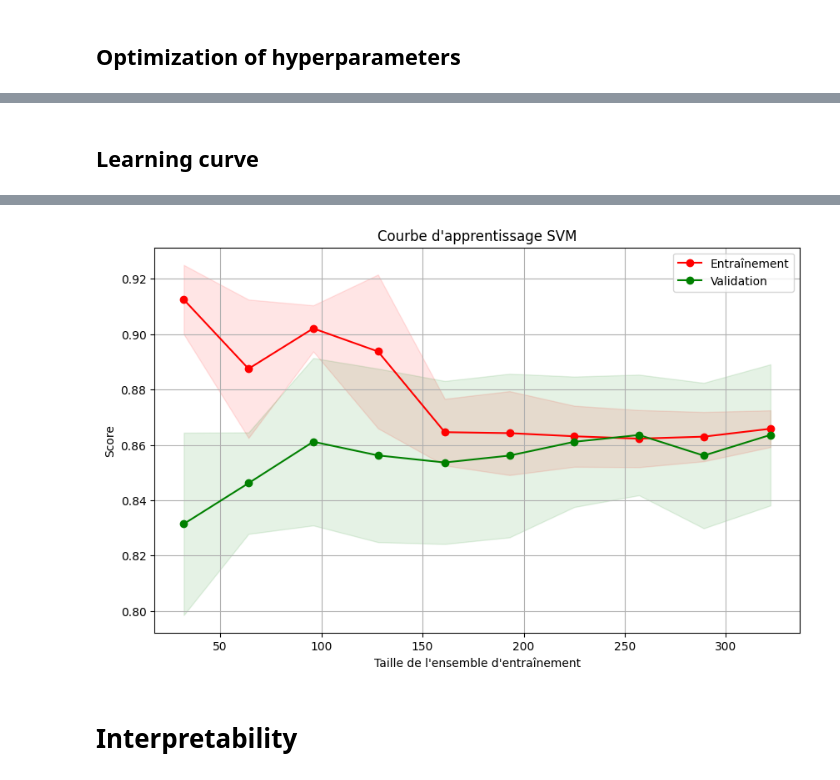
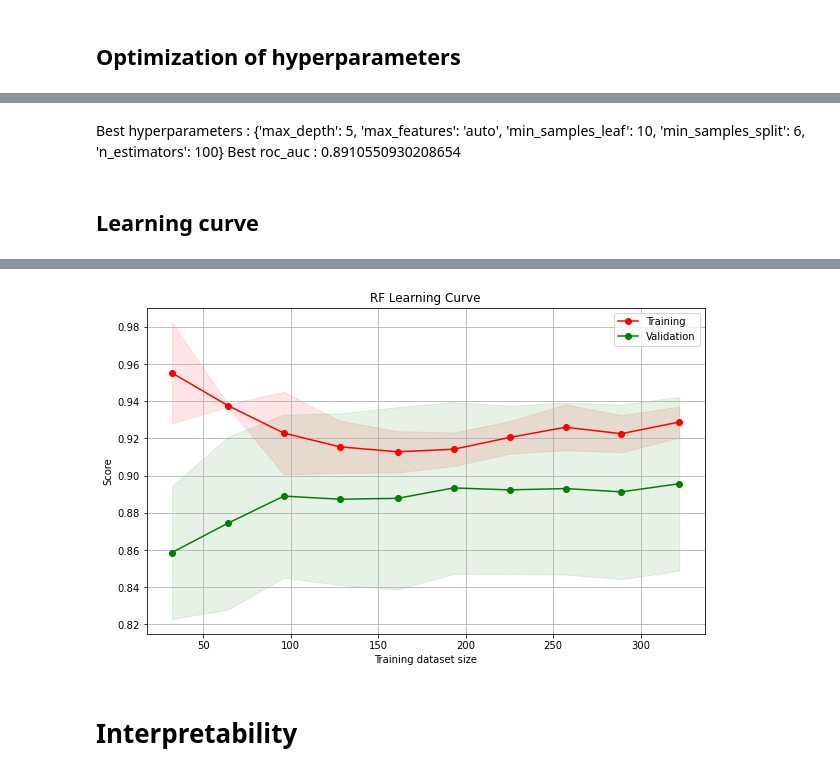
Before and after one commit to malquier/Interpretability_of_Survival_Analysis, a Jupyter notebook: Classification/Readmission/RF_classification_readmission.ipynb, the cells around one changed output, grey strips where cells are left out. Cells and saved outputs as stored; diff of their text form; code cells hidden in the pictures.

```diff
--- a/Classification/Readmission/RF_classification_readmission.ipynb
+++ b/Classification/Readmission/RF_classification_readmission.ipynb
@@ -205,7 +228,7 @@ NameError: name 'optuna' is not defined
 RF_model = RandomForestClassifier(random_state=42)
 
 # Define the grid of hyperparameters
-param_grid = {'n_estimators': [100, 150, 200], 'max_depth': [5, 10, 15], 'max_features': ['auto', 'sqrt', 'log2']}
+param_grid = {'n_estimators': [90, 100, 110], 'max_depth': [5, 10, 15], 'max_features': ['auto'], 'min_samples_split': [6], 'min_samples_leaf': [10]}
 
 # Create the grid search object
 grid_search = GridSearchCV(estimator=RF_model, param_grid=param_grid, cv=5, scoring='roc_auc')
@@ -218,7 +241,7 @@ print("Best hyperparameters :", grid_search.best_params_)
 print("Best roc_auc :", grid_search.best_score_)
 
 # Evaluate the model
-best_svm_model = grid_search.best_estimator_
-predictions = best_svm_model.predict(X_test)
+best_RF = grid_search.best_estimator_
+predictions = best_RF.predict(X_test)
 roc_auc = roc_auc_score(y_test, predictions)
 # %% [output]
@@ -248,9 +267,12 @@ Solver terminated early (max_iter=10000).  Consider pre-processing your data wit
+# %% [markdown]
+Best hyperparameters : {'max_depth': 5, 'max_features': 'auto', 'min_samples_leaf': 10, 'min_samples_split': 6, 'n_estimators': 100}
+Best roc_auc : 0.8910550930208654
 # %% [markdown]
 ## Learning curve
 # %%
 # Generate the learning curve
 train_sizes, train_scores, test_scores = learning_curve(
-    best_svm_model, X,  y, cv=5, train_sizes=np.linspace(0.1, 1.0, 10),scoring='roc_auc')
+    best_RF, pd.concat([X_train,X_test],axis=0),  np.concatenate((y_train,y_test),axis=0), cv=5, train_sizes=np.linspace(0.1, 1.0, 10),scoring='roc_auc')
 
 # Calculate the mean and standard deviation of the training and test scores
 train_scores_mean = np.mean(train_scores, axis=1)
@@ -279,4 +318,4 @@ plt.show()
-[figure, old version]
+[figure, new version]
 # %% [markdown]
 # **Interpretability**
 # %% [markdown]
```
Also changed, not shown: parts of 9 cells of this notebook, 1 other file.
